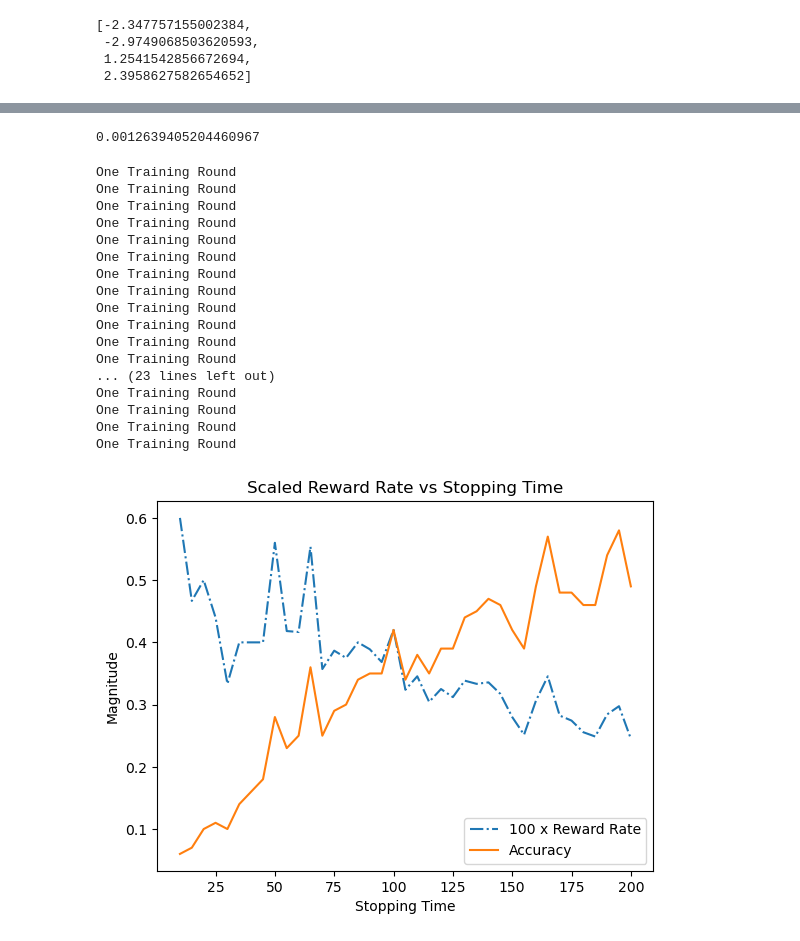
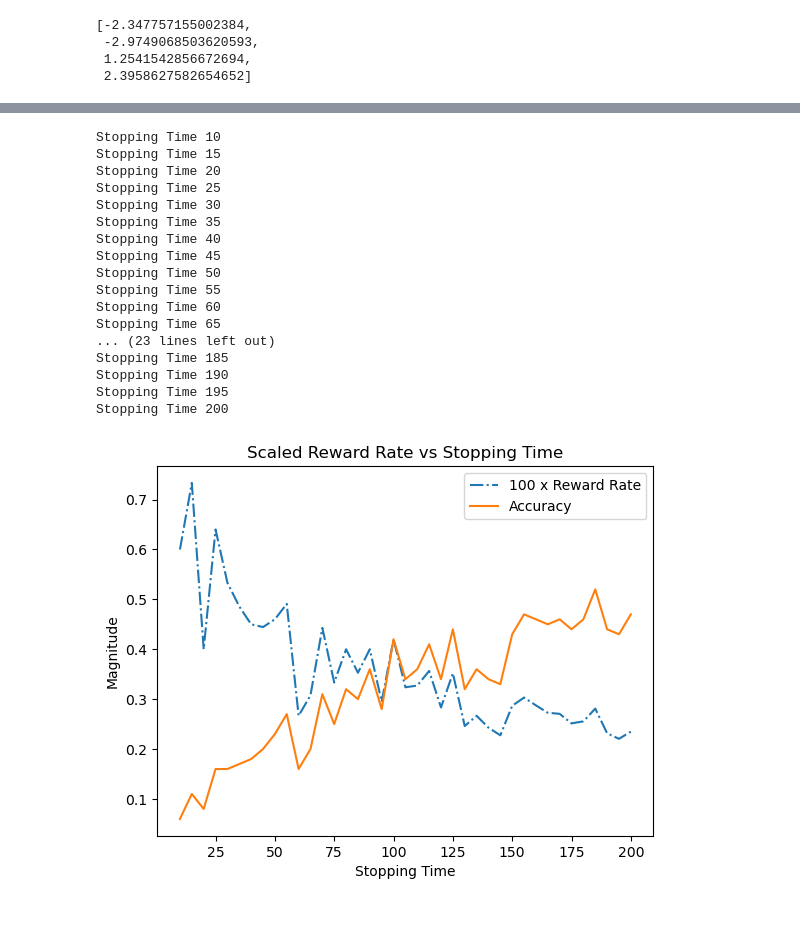
Before and after one commit to fcseidl/social-net-consensus, a Jupyter notebook: LogisticClassificationModel.ipynb, the cells around one changed output, grey strips where cells are left out. Saved outputs shown, nothing was run; the diff lists cells and outputs as text; code cells hidden in the pictures.

```diff
--- a/LogisticClassificationModel.ipynb
+++ b/LogisticClassificationModel.ipynb
@@ -279,7 +279,13 @@ def TrainData(labels,data,truevals):
 
 df = TrainData(['Aggregate','NewDecision','AggregateTot','TotDec','True'],training+training2,len(training)*[1]+len(training2)*[-1])
 
-X = np.array(df[['Aggregate','NewDecision','AggregateTot','TotDec']])
-ydat = df['True']
-logreg = LogisticRegression()
-logreg.fit(X, ydat)
+def SocialLC(data,xlabs,ylab):
+
+    X = np.array(data[xlabs])
+    ydat = data[ylab]
+    model = LogisticRegression()
+    model.fit(X, ydat)
+
+    return model
+
+logreg = SocialLC(df,['Aggregate','NewDecision','AggregateTot','TotDec'],'True')
@@ -317,7 +321,4 @@ ytrain = len(training)*[1]+len(training2)*[-1]+len(training3)*[1]
 label = ['Aggregate','NewDecision','AggregateTot','TotDec','True']
 df = TrainData(label,training+training2+training3,ytrain)
 
-X = np.array(df[['Aggregate','NewDecision','AggregateTot','TotDec']])
-ydat = df['True']
-logreg = LogisticRegression()
-logreg.fit(X, ydat)
+logreg = SocialLC(df,['Aggregate','NewDecision','AggregateTot','TotDec'],'True')
@@ -335,50 +334,44 @@ ytrain = len(training)*[1]+len(training2)*[-1]+len(training3)*[1]+len(training4)
 label = ['Aggregate','NewDecision','AggregateTot','TotDec','True']
 df = TrainData(label,training+training2+training3+training4,ytrain)
 
-X = np.array(df[['Aggregate','NewDecision','AggregateTot','TotDec']])
-ydat = df['True']
-logreg = LogisticRegression()
-logreg.fit(X, ydat)
-RR(ysim4[:,tstop4],1,tstop4)
+logreg = SocialLC(df,['Aggregate','NewDecision','AggregateTot','TotDec'],'True')
-# %% [output]
-0.0012639405204460967
 # %%
 rewards = []
 accuracy = []
-for i in np.arange(10,205,5):
+for i in np.arange(10,201,1):
     true = np.random.choice([-1,1])
-    training5,ysim5,tstop5 = sim(np.zeros((100, int(1/0.001))),A,thresh,true,10,100,1,0.001,ModelFeatures2,85,i,model = logreg)
+    training5,ysim5,tstop5 = sim(np.zeros((100, int(1/0.001))),A,thresh,true,10,100,1,0.001,ModelFeatures2,100,i,model = logreg)
     accuracy += [list(ysim5[:,tstop5]).count(true)/len(ysim5)]
     rewards += [RR(ysim5[:,tstop5],true,tstop5)]
-    print('One Training Round')
+    print(f'Stopping Time {i}')
 # %% [output]
-One Training Round
-One Training Round
-One Training Round
-One Training Round
-One Training Round
-One Training Round
-One Training Round
-One Training Round
-One Training Round
-One Training Round
-One Training Round
-One Training Round
+Stopping Time 10
+Stopping Time 15
+Stopping Time 20
+Stopping Time 25
+Stopping Time 30
+Stopping Time 35
+Stopping Time 40
+Stopping Time 45
+Stopping Time 50
+Stopping Time 55
+Stopping Time 60
+Stopping Time 65
 ... (23 lines left out)
-One Training Round
-One Training Round
-One Training Round
-One Training Round
+Stopping Time 185
+Stopping Time 190
+Stopping Time 195
+Stopping Time 200
 # %%
-plt.plot(np.arange(10,205,5),[100*i for i in rewards],'-.',label = '100 x Reward Rate')
+plt.plot(np.arange(10,201,1),[100*i for i in rewards],'-.',label = '100 x Reward Rate')
 #for j in range(len(accuracy)):
   #  plt.text(np.arange(10,205,5)[j]-5,accuracy[j],s = f'{accuracy[j]}',fontsize = 10,alpha = 0.7)
-plt.plot(np.arange(10,205,5),accuracy,label = 'Accuracy')
+plt.plot(np.arange(10,201,1),accuracy,label = 'Accuracy')
 plt.xlabel('Stopping Time')
 plt.ylabel('Magnitude')
 plt.title('Scaled Reward Rate vs Stopping Time')
 plt.legend()
 plt.show()
 # %% [output]
-[figure, old version]
+[figure, new version]
 # %%
```
Also changed, not shown: parts of 15 cells of this notebook.
